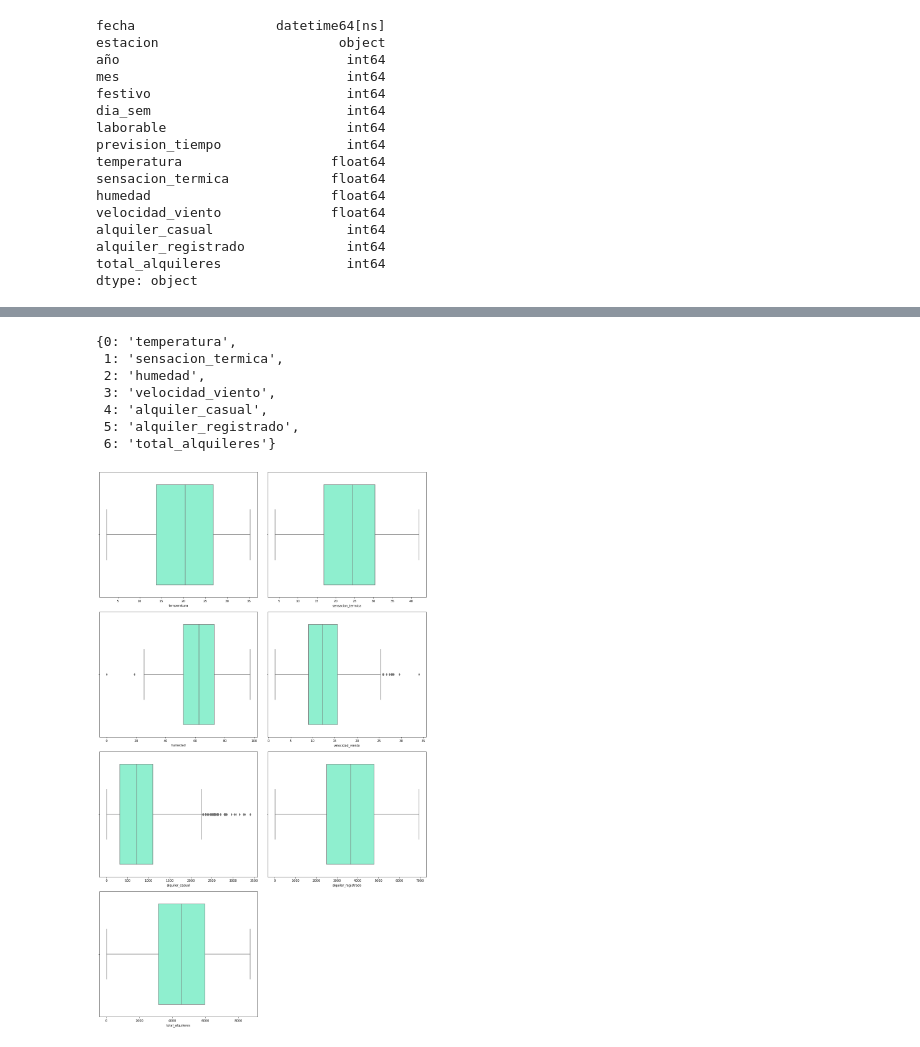
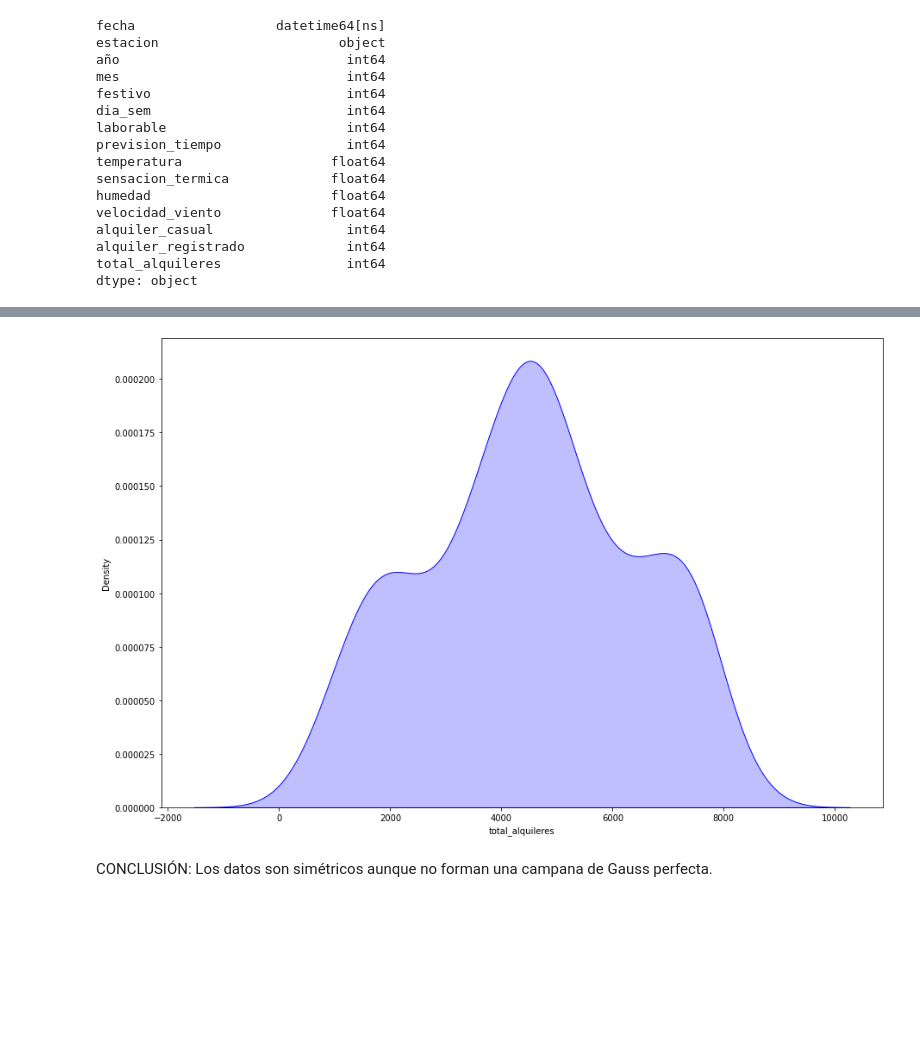
Before and after one commit to LourdesBoj/promoE-modulo3-proyecto-equipo3-Andrea-Catalina-Lourdes-AnaLopez, a Jupyter notebook: EDA.ipynb, the cells around one changed output, grey strips where cells are left out. Saved outputs shown, nothing was run; the diff lists cells and outputs as text; code cells hidden in the pictures; blank space fills up the shorter version.

```diff
--- a/EDA.ipynb
+++ b/EDA.ipynb
@@ -192 +207,11 @@ dtype: object
+# %%
+sns.distplot(
+    df["total_alquileres"],
+    hist = False,
+    color = "blue",
+    kde_kws = {"shade": True, "linewidth": 1});
+# %% [output]
+[figure, added]
+# %% [markdown]
+CONCLUSIÓN: Los datos son simétricos aunque no forman una campana de Gauss perfecta.
 # %%
@@ -198,25 +218,0 @@ lista_cat2 = ['año', 'mes', 'festivo', 'dia_sem', 'laborable', 'prevision_tiemp
-# %%
-dict(enumerate(lista_num))
-# %% [output]
-{0: 'temperatura',
- 1: 'sensacion_termica',
- 2: 'humedad',
- 3: 'velocidad_viento',
- 4: 'alquiler_casual',
- 5: 'alquiler_registrado',
- 6: 'total_alquileres'}
-# %%
-#Realizamos los boxplot de las variables numéricas
-
-fig, axes = plt.subplots(4, 2, figsize=(15, 25))
-axes = axes.flat
-
-for indice, elemento in enumerate(lista_num):
-    sns.boxplot(x = elemento, data = df, ax=axes[indice], color = "aquamarine")
-
-
-plt.tight_layout()
-fig.delaxes(axes[-1])
-plt.show();
-# %% [output]
-[figure, removed]
```
Also changed, not shown: parts of 15 cells of this notebook, 3 other files.
